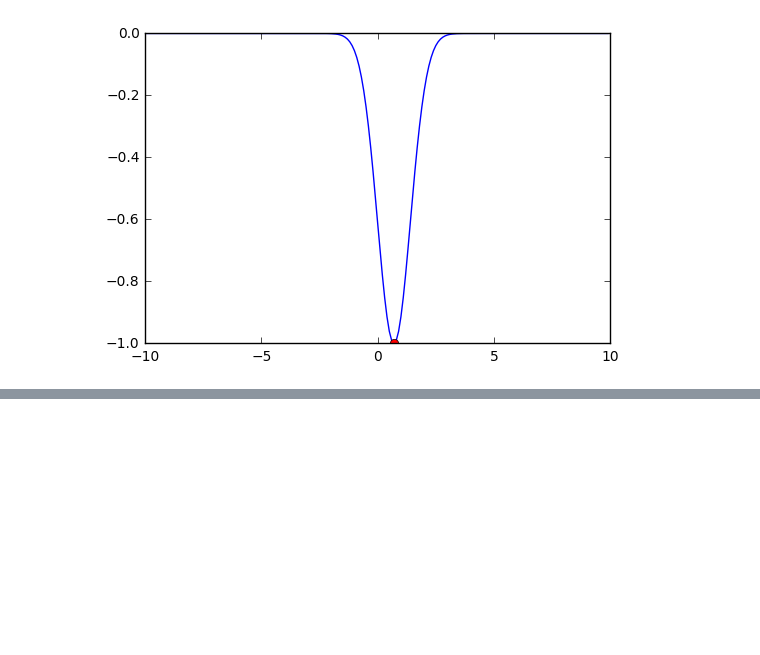
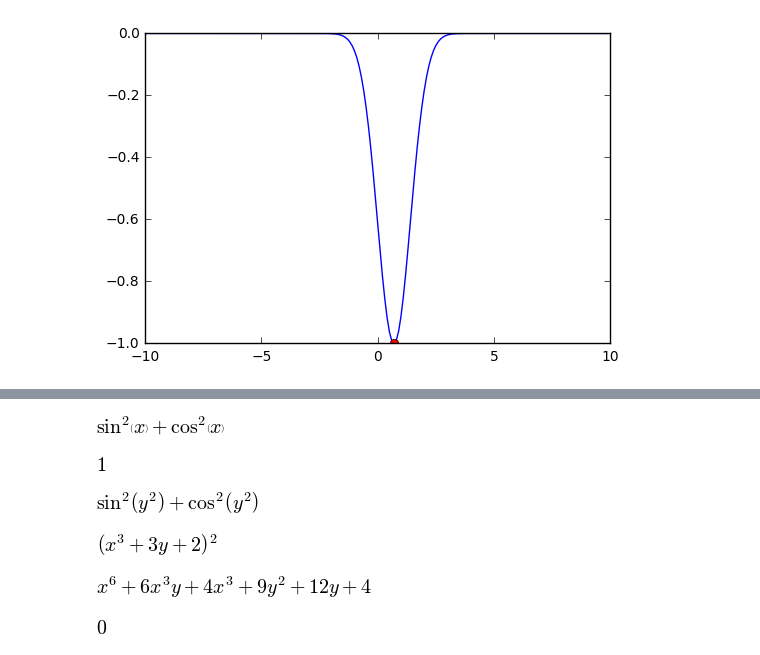
Before and after one commit to vicente-gonzalez-ruiz/YAPT, a Jupyter notebook: scientific_computation.ipynb, the cells around one changed output, grey strips where cells are left out. Cells and saved outputs as stored; diff of their text form; code cells hidden in the pictures; blank space fills up the shorter version.

```diff
--- a/scientific_computation.ipynb
+++ b/scientific_computation.ipynb
@@ -431,0 +505,27 @@ High-performance data structures and data analysis tools for the Python programm
+# %%
+# https://github.com/AeroPython/Taller-Aeropython-PyConEs16
+expr = cos(x)**2 + sin(x)**2
+expr
+# %% [output]
+[figure, added]
+# %%
+simplify(expr)
+# %% [output]
+[figure, added]
+# %%
+expr.subs(x, y**2)
+# %% [output]
+[figure, added]
+# %%
+expr = (x ** 3 + 3 * y + 2) ** 2
+expr
+# %% [output]
+[figure, added]
+# %%
+expr.expand()
+# %% [output]
+[figure, added]
+# %%
+expr.diff(x, 2, y, 2)
+# %% [output]
+[figure, added]
```
Also changed, not shown: parts of 23 cells of this notebook.
